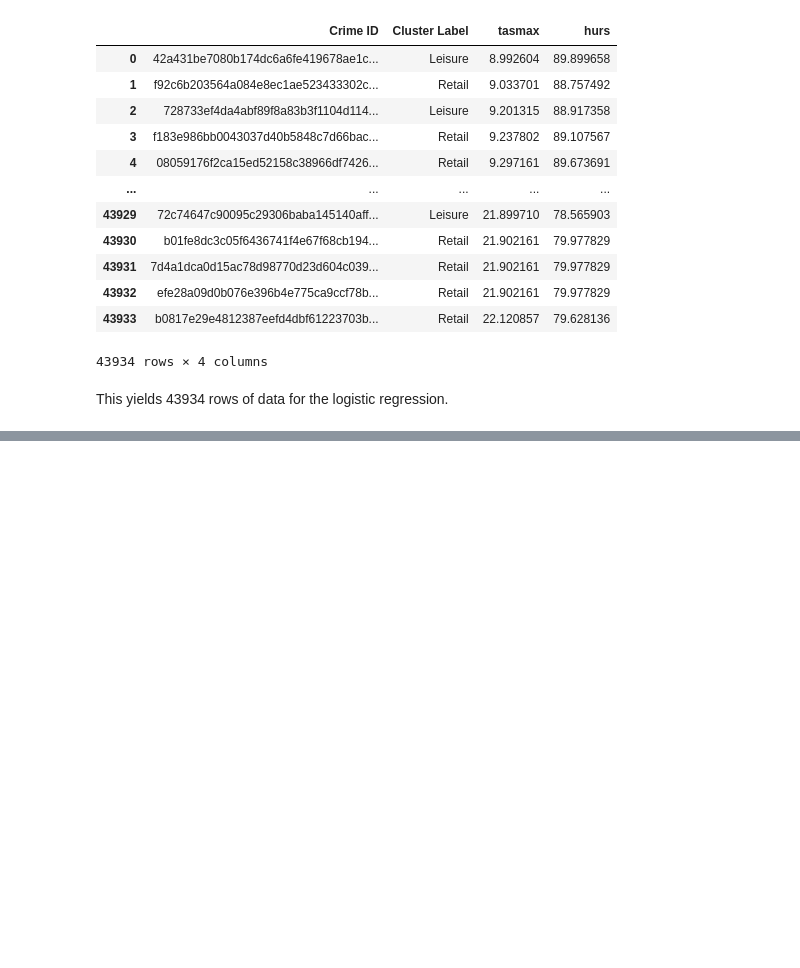
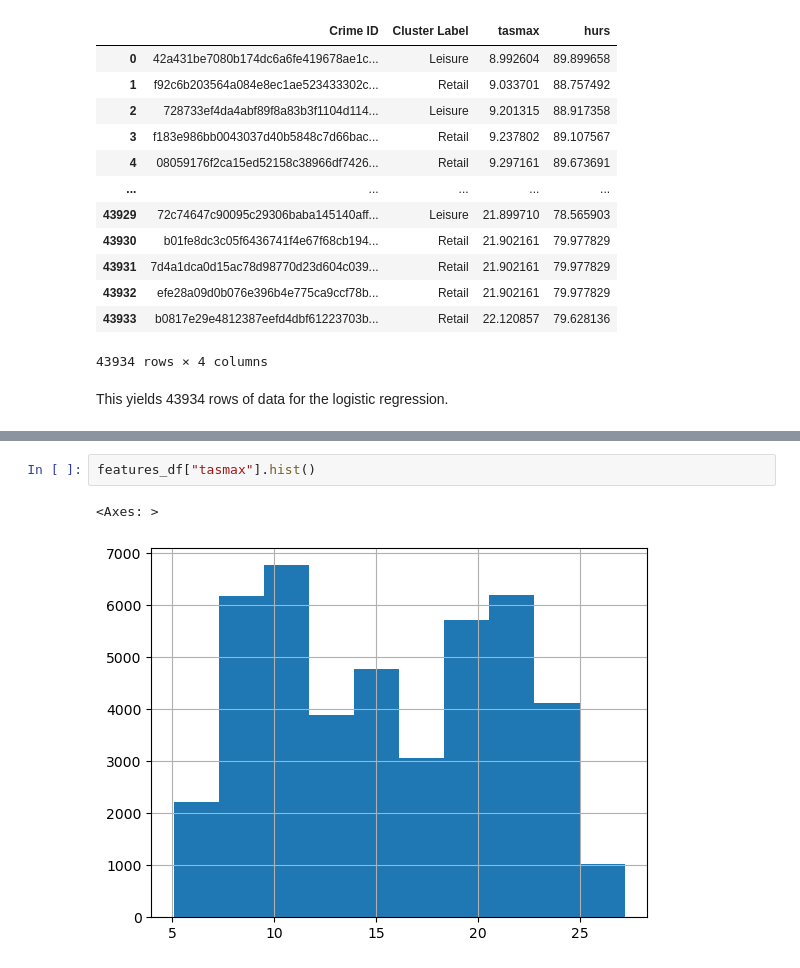
Before and after one commit to ClimatologyProjectProfile/crimetology, a Jupyter notebook: 3_logistic_regression/logistic_regression.ipynb, the cells around one changed output, grey strips where cells are left out. Cells and saved outputs as stored; diff of their text form; blank space fills up the shorter version.

```diff
--- a/3_logistic_regression/logistic_regression.ipynb
+++ b/3_logistic_regression/logistic_regression.ipynb
@@ -99,0 +150,5 @@ This yields 43934 rows of data for the logistic regression.
+# %%
+features_df["tasmax"].hist()
+# %% [output]
+<Axes: >
+[figure, added]
```
Also changed, not shown: parts of 14 cells of this notebook.
